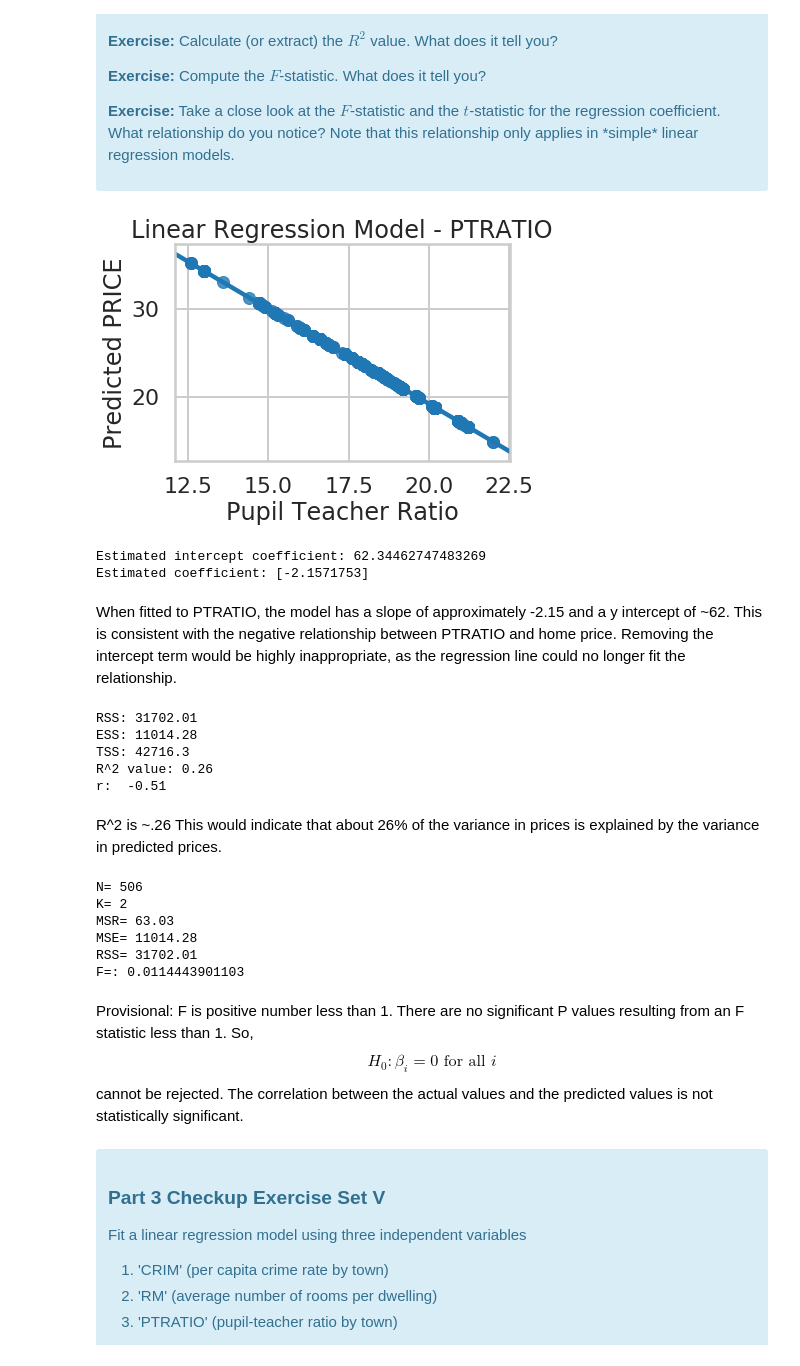
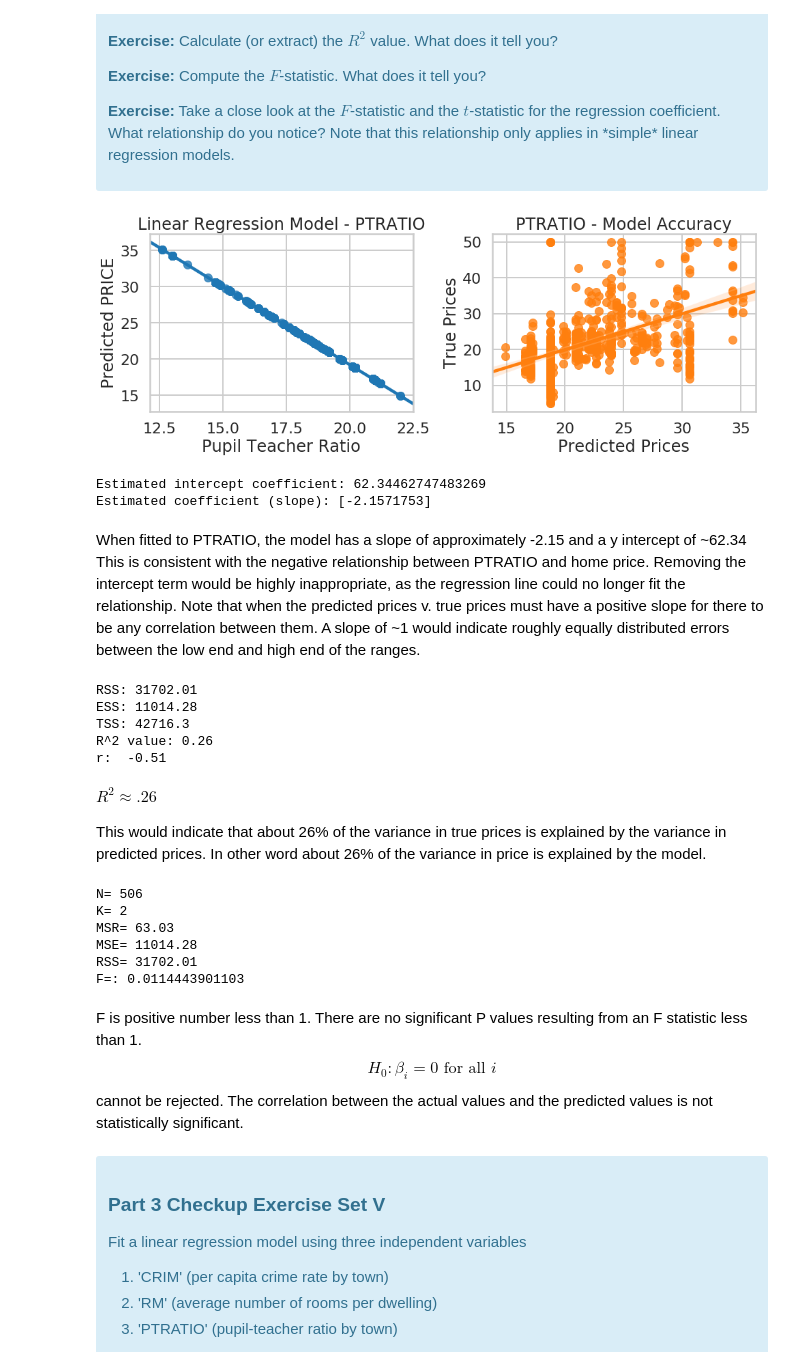
Before and after one commit to Nhorning/linear_regression, a Jupyter notebook: Mini_Project_Linear_Regression.ipynb, the cells around one changed output. Drawn from its saved outputs; the diff is of its cells as text; code cells hidden in the pictures.

Commit message:
Polished Set IV
Changes to be committed:
	modified:   Mini_Project_Linear_Regression.ipynb

```diff
--- a/Mini_Project_Linear_Regression.ipynb
+++ b/Mini_Project_Linear_Regression.ipynb
@@ -736,32 +736,46 @@ Once we compute the $F$-statistic, we can use the $F$-distribution with $N-K$ an
 # %%
 # your turn
 # instantiate a regression model
 ptreg = LinearRegression()
 
 #reshape PTRATIO
 PT = bos.PTRATIO.values.reshape(-1,1)
 
 # fit the model to PTRATIO
 ptreg.fit(PT, bos.PRICE)
 
 #predict prices based on model
 pt_predict = ptreg.predict(PT)
 
+#let's visualize because we can
+f, (ax1, ax2) = plt.subplots(1,2, figsize=(14,5))
+f.tight_layout(w_pad=2)
+
+
 #plot a visualization of the model
-sns.regplot(PT, pt_predict)
-plt.ylabel('Predicted PRICE')
-plt.xlabel('Pupil Teacher Ratio')
-plt.title('Linear Regression Model - PTRATIO')
+sns.regplot(PT, pt_predict, ax=ax1)
+ax1.set_ylabel('Predicted PRICE')
+ax1.set_xlabel('Pupil Teacher Ratio')
+ax1.set_title('Linear Regression Model - PTRATIO')
+
+
+#plot a visualization of the accuracy of the model
+sns.regplot(pt_predict, bos.PRICE, ax=ax2)
+ax2.set_xlabel('Predicted Prices')
+ax2.set_ylabel('True Prices')
+ax2.set_title('PTRATIO - Model Accuracy')
+
+#show the plot
 plt.show()
 
 #print the coefficents
 print('Estimated intercept coefficient: {}'.format(ptreg.intercept_))
-print('Estimated coefficient: {}'.format(ptreg.coef_))
+print('Estimated coefficient (slope): {}'.format(ptreg.coef_))
 # %% [output]
-[figure, old version]
+[figure, new version]
 Estimated intercept coefficient: 62.34462747483269
-Estimated coefficient: [-2.1571753]
+Estimated coefficient (slope): [-2.1571753]
 # %% [markdown]
-When fitted to PTRATIO, the model has a slope of approximately -2.15 and a y intercept of ~62.  This is consistent with the negative relationship between PTRATIO and home price. Removing the intercept term would be highly inappropriate, as the regression line could no longer fit the relationship.
+When fitted to PTRATIO, the model has a slope of approximately -2.15 and a y intercept of ~62.34  This is consistent with the negative relationship between PTRATIO and home price. Removing the intercept term would be highly inappropriate, as the regression line could no longer fit the relationship. Note that when the predicted prices v. true prices must have a positive slope for there to be any correlation between them. A slope of ~1 would indicate roughly equally distributed errors between the low end and high end of the ranges.
 # %%
 #Calculate the R^2 value
@@ -782,7 +796,9 @@ TSS: 42716.3
 R^2 value: 0.26
 r:  -0.51
 # %% [markdown]
-R^2 is ~.26 This would indicate that about 26% of the variance in prices is explained by the variance in predicted prices.
+$R^2 \approx .26$
+
+This would indicate that about 26% of the variance in true prices is explained by the variance in predicted prices. In other word about 26% of the variance in price is explained by the model.
 # %%
 #Calulate F statistic
 
@@ -806,7 +822,7 @@ MSE= 11014.28
 RSS= 31702.01
 F=: 0.0114443901103
 # %% [markdown]
-Provisional: F is positive number less than 1. There are no significant P values resulting from an F statistic less than 1. So,
+F is positive number less than 1. There are no significant P values resulting from an F statistic less than 1.
 $$H_0: \beta_i = 0 \mbox{ for all $i$}$$  cannot be rejected.  The correlation between the actual values and the predicted values is not statistically significant.
 # %% [markdown]
 <div class="span5 alert alert-info">
```
Also changed, not shown: parts of 5 cells of this notebook.
